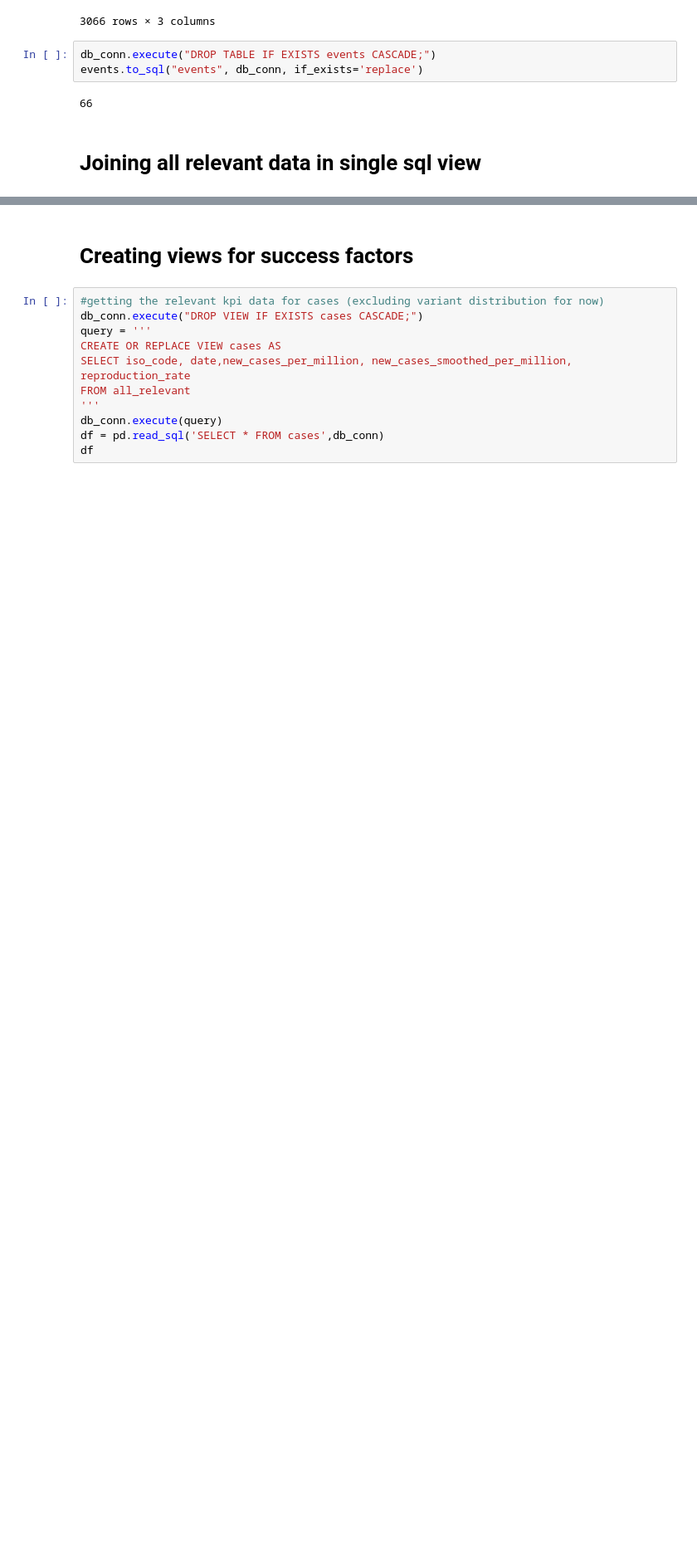
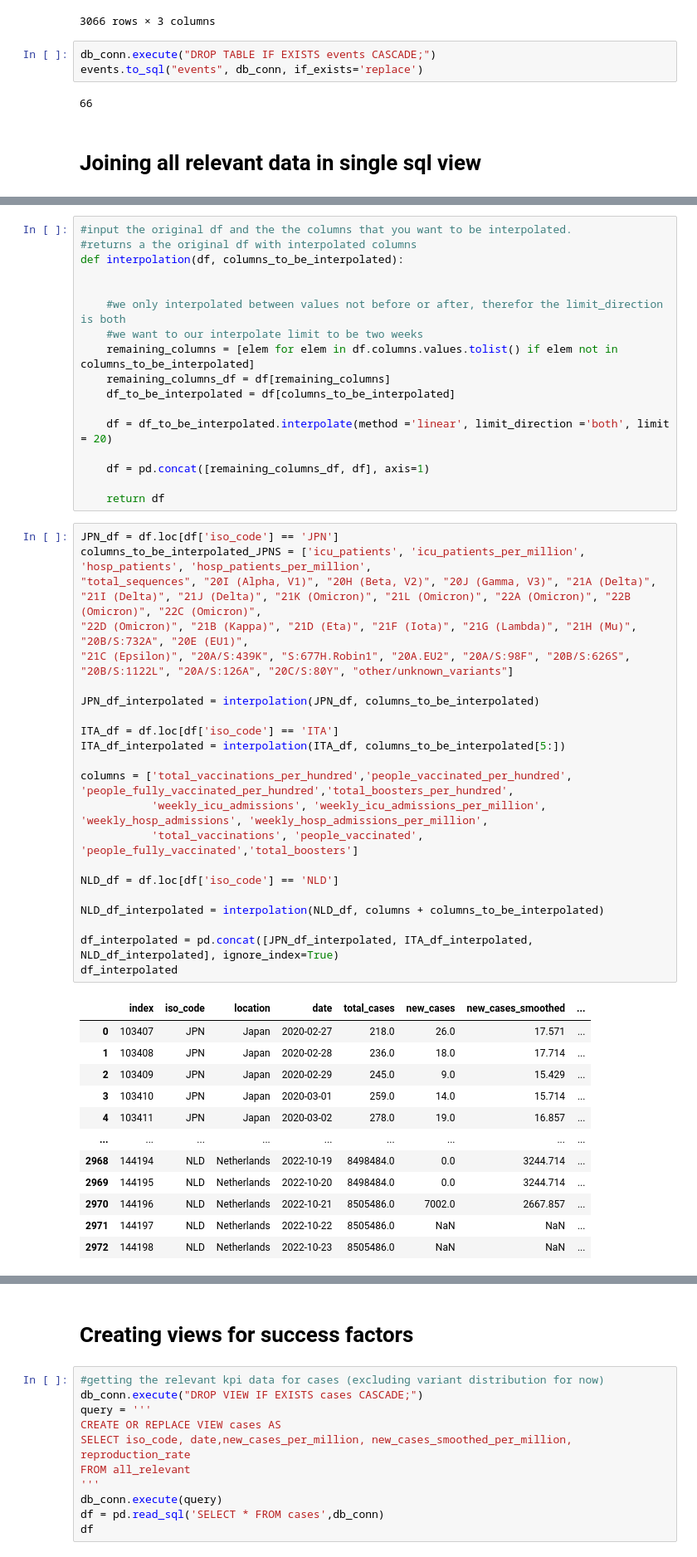
Before and after one commit to KasperGoes/Data-Science-dashboard, a Jupyter notebook: docker/dashboard/Data prep.ipynb, the cells around one changed output, grey strips where cells are left out. Shown at 83% size. Saved outputs shown, nothing was run; the diff lists cells and outputs as text; blank space fills up the shorter version.

```diff
--- a/docker/dashboard/Data prep.ipynb
+++ b/docker/dashboard/Data prep.ipynb
@@ -269,0 +244,53 @@ df
+# %%
+#input the original df and the the columns that you want to be interpolated.
+#returns a the original df with interpolated columns
+def interpolation(df, columns_to_be_interpolated):
+
+
+    #we only interpolated between values not before or after, therefor the limit_direction is both
+    #we want to our interpolate limit to be two weeks
+    remaining_columns = [elem for elem in df.columns.values.tolist() if elem not in columns_to_be_interpolated]
+    remaining_columns_df = df[remaining_columns]
+    df_to_be_interpolated = df[columns_to_be_interpolated]
+
+    df = df_to_be_interpolated.interpolate(method ='linear', limit_direction ='both', limit = 20)
+
+    df = pd.concat([remaining_columns_df, df], axis=1)
+
+    return df
+# %%
+JPN_df = df.loc[df['iso_code'] == 'JPN']
+columns_to_be_interpolated_JPNS = ['icu_patients', 'icu_patients_per_million', 'hosp_patients', 'hosp_patients_per_million',
+"total_sequences", "20I (Alpha, V1)", "20H (Beta, V2)", "20J (Gamma, V3)", "21A (Delta)",
+"21I (Delta)", "21J (Delta)", "21K (Omicron)", "21L (Omicron)", "22A (Omicron)", "22B (Omicron)", "22C (Omicron)",
+"22D (Omicron)", "21B (Kappa)", "21D (Eta)", "21F (Iota)", "21G (Lambda)", "21H (Mu)", "20B/S:732A", "20E (EU1)",
+"21C (Epsilon)", "20A/S:439K", "S:677H.Robin1", "20A.EU2", "20A/S:98F", "20B/S:626S", "20B/S:1122L", "20A/S:126A", "20C/S:80Y", "other/unknown_variants"]
+
+JPN_df_interpolated = interpolation(JPN_df, columns_to_be_interpolated)
+
+ITA_df = df.loc[df['iso_code'] == 'ITA']
+ITA_df_interpolated = interpolation(ITA_df, columns_to_be_interpolated[5:])
+
+columns = ['total_vaccinations_per_hundred','people_vaccinated_per_hundred', 'people_fully_vaccinated_per_hundred','total_boosters_per_hundred',
+           'weekly_icu_admissions', 'weekly_icu_admissions_per_million', 'weekly_hosp_admissions', 'weekly_hosp_admissions_per_million',
+           'total_vaccinations', 'people_vaccinated', 'people_fully_vaccinated','total_boosters']
+
+NLD_df = df.loc[df['iso_code'] == 'NLD']
+
+NLD_df_interpolated = interpolation(NLD_df, columns + columns_to_be_interpolated)
+
+df_interpolated = pd.concat([JPN_df_interpolated, ITA_df_interpolated, NLD_df_interpolated], ignore_index=True)
+df_interpolated
+# %% [output]
+|  | index | iso_code | location | date | total_cases | new_cases | new_cases_smoothed | ... |
+| 0 | 103407 | JPN | Japan | 2020-02-27 | 218.0 | 26.0 | 17.571 | ... |
+| 1 | 103408 | JPN | Japan | 2020-02-28 | 236.0 | 18.0 | 17.714 | ... |
+| 2 | 103409 | JPN | Japan | 2020-02-29 | 245.0 | 9.0 | 15.429 | ... |
+| 3 | 103410 | JPN | Japan | 2020-03-01 | 259.0 | 14.0 | 15.714 | ... |
+| 4 | 103411 | JPN | Japan | 2020-03-02 | 278.0 | 19.0 | 16.857 | ... |
+| ... | ... | ... | ... | ... | ... | ... | ... | ... |
+| 2968 | 144194 | NLD | Netherlands | 2022-10-19 | 8498484.0 | 0.0 | 3244.714 | ... |
+| 2969 | 144195 | NLD | Netherlands | 2022-10-20 | 8498484.0 | 0.0 | 3244.714 | ... |
+| 2970 | 144196 | NLD | Netherlands | 2022-10-21 | 8505486.0 | 7002.0 | 2667.857 | ... |
+| 2971 | 144197 | NLD | Netherlands | 2022-10-22 | 8505486.0 | NaN | NaN | ... |
+| 2972 | 144198 | NLD | Netherlands | 2022-10-23 | 8505486.0 | NaN | NaN | ... |
```
Also changed, not shown: parts of 20 cells of this notebook.
